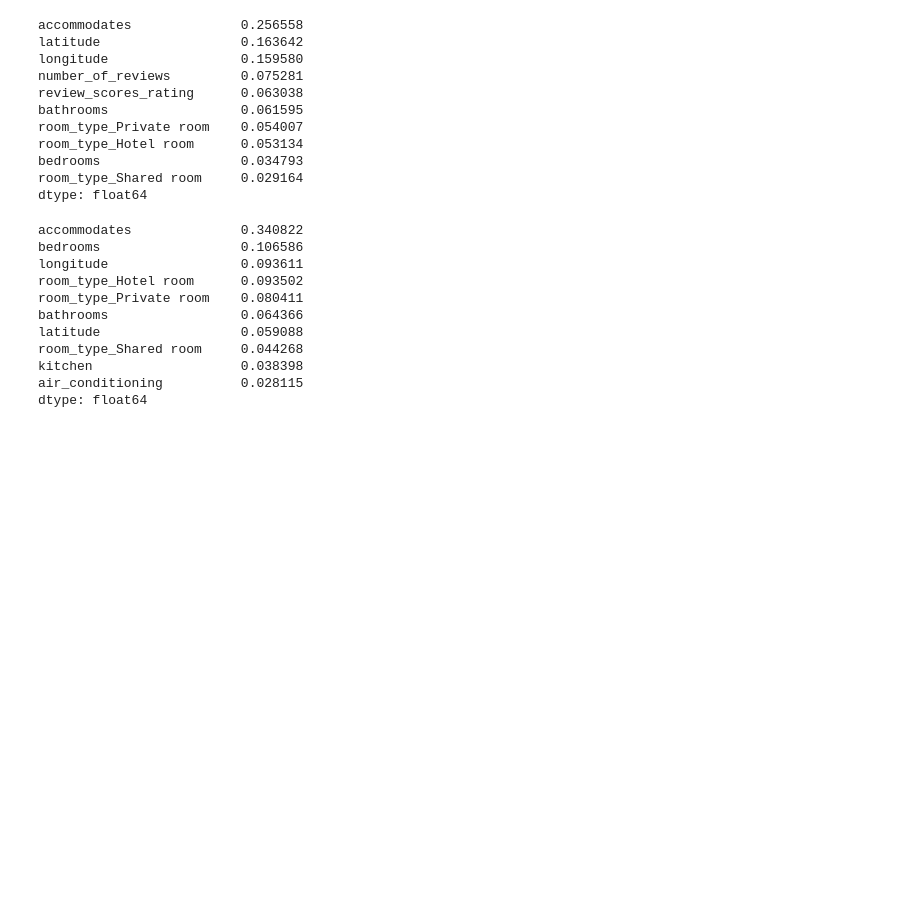
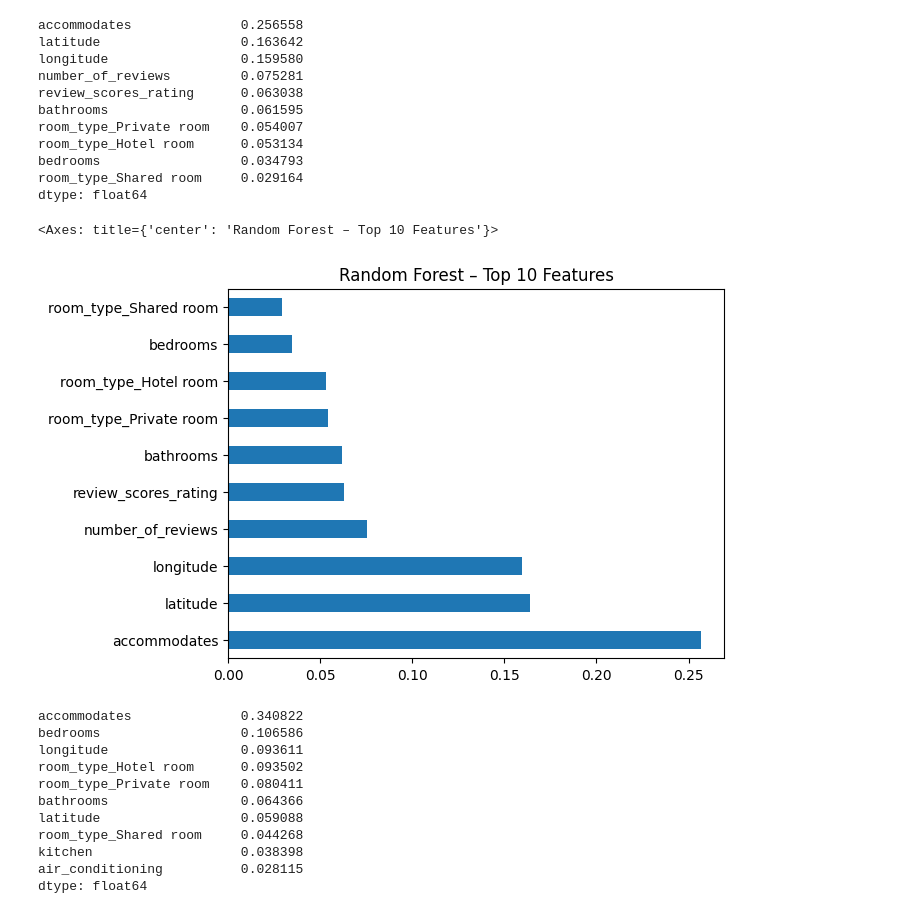
Before and after one commit to fazilebrahimi1/Data-Analysis-3, a Jupyter notebook: airbnb_price_prediction/notebook/03_rf_boosting.ipynb, the cells around one changed output. Saved outputs shown, nothing was run; the diff lists cells and outputs as text; code cells hidden in the pictures; blank space fills up the shorter version.

```diff
--- a/airbnb_price_prediction/notebook/03_rf_boosting.ipynb
+++ b/airbnb_price_prediction/notebook/03_rf_boosting.ipynb
@@ -86,6 +86,11 @@ room_type_Hotel room      0.053134
 bedrooms                  0.034793
 room_type_Shared room     0.029164
 dtype: float64
+# %%
+rf_importance.head(10).plot(kind="barh", title="Random Forest – Top 10 Features")
+# %% [output]
+<Axes: title={'center': 'Random Forest – Top 10 Features'}>
+[figure, added]
 # %%
 # Feature Importance for gradient boosting
 
```
